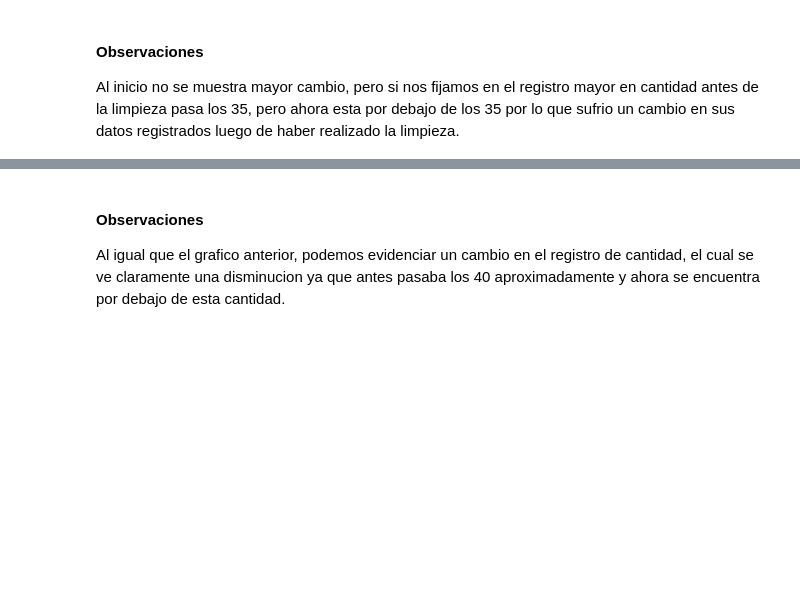
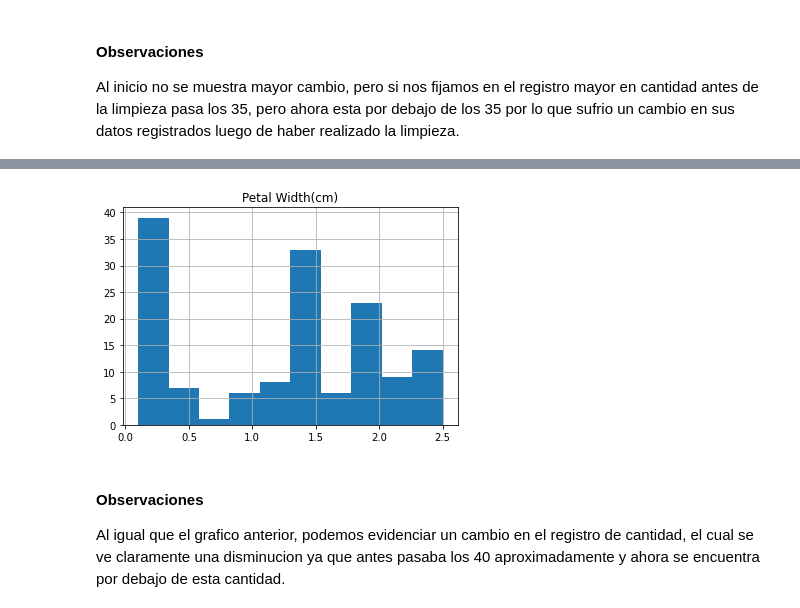
Before and after one commit to Jefer698/Solemne-I-Optativo-de-Especialidad-II, a Jupyter notebook: Solemne1_NombreApellido.ipynb, the cells around one changed output, grey strips where cells are left out. Drawn from its saved outputs; the diff is of its cells as text; code cells hidden in the pictures; blank space fills up the shorter version.

```diff
--- a/Solemne1_NombreApellido.ipynb
+++ b/Solemne1_NombreApellido.ipynb
@@ -717,7 +734,6 @@ plt.show()
 Al inicio no se muestra mayor cambio, pero si nos fijamos en el registro mayor en cantidad antes de la limpieza pasa los 35, pero ahora esta por debajo de los 35 por lo que sufrio un cambio en sus datos registrados luego de haber realizado la limpieza.
 # %%
 df['petal width (cm)'].hist()
-plt.title("Petal Width
-          (cm)")
+plt.title("Petal Width(cm)")
 plt.show()
 # %% [output]
@@ -725,3 +740,4 @@ SyntaxError: EOL while scanning string literal (<ipython-input-58-97c37ec2f3fe>,
+[figure, added]
 # %% [markdown]
 <h4> Observaciones </h4>
 Al igual que el grafico anterior, podemos evidenciar un cambio en el registro de cantidad, el cual se ve claramente una disminucion ya que antes pasaba los 40 aproximadamente y ahora se encuentra por debajo de esta cantidad.
```
Also changed, not shown: parts of 29 cells of this notebook.
